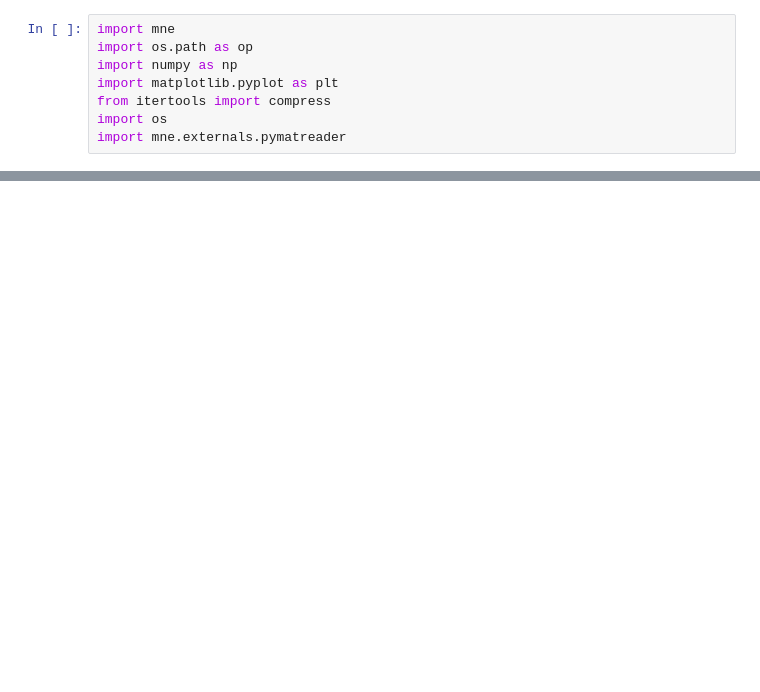
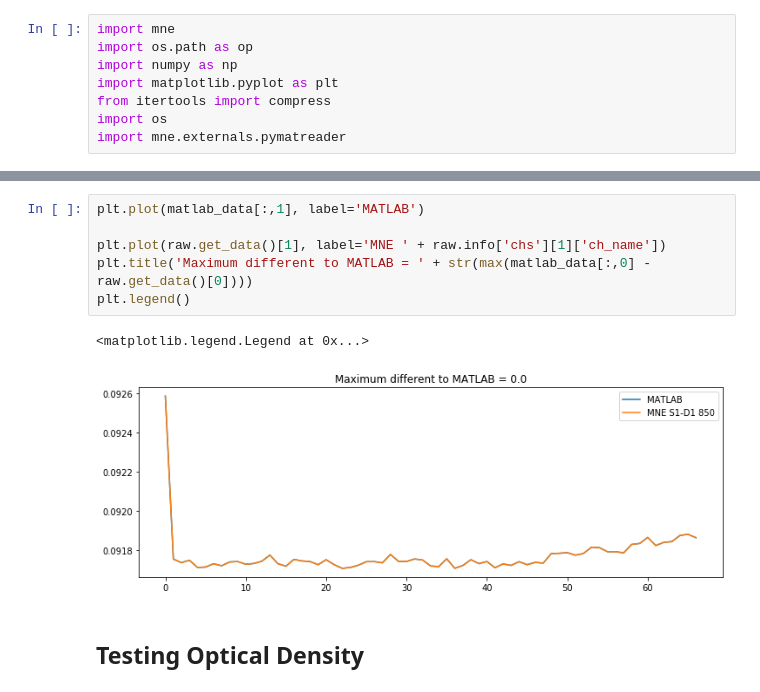
Before and after one commit to rob-luke/mne-fnirs-demo, a Jupyter notebook: BeerLambert_Validation.ipynb, the cells around one changed output, grey strips where cells are left out. Drawn from its saved outputs; the diff is of its cells as text; blank space fills up the shorter version.

```diff
--- a/BeerLambert_Validation.ipynb
+++ b/BeerLambert_Validation.ipynb
@@ -148,0 +101,11 @@ RuntimeError: Only NIRStar version 15.2 is supported
+# %%
+plt.plot(matlab_data[:,1], label='MATLAB')
+
+plt.plot(raw.get_data()[1], label='MNE ' + raw.info['chs'][1]['ch_name'])
+plt.title('Maximum different to MATLAB = ' + str(max(matlab_data[:,0] - raw.get_data()[0])))
+plt.legend()
+# %% [output]
+<matplotlib.legend.Legend at 0x...>
+[figure, added]
+# %% [markdown]
+## Testing Optical Density
```
Also changed, not shown: parts of 42 cells of this notebook.
